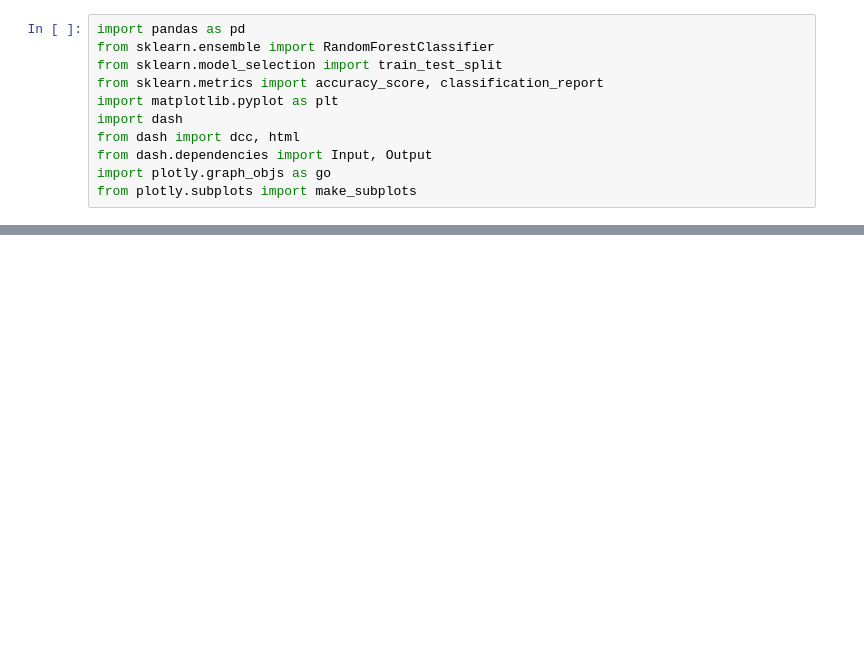
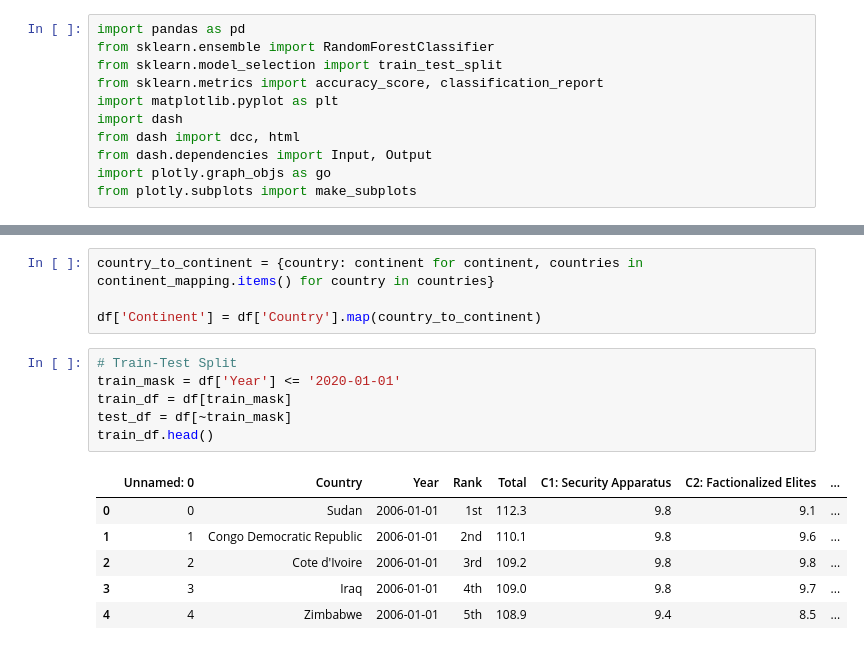
Before and after one commit to thhelen/-Predictive-Modeling-for-State-Fragility-Assessment, a Jupyter notebook: time_series_classification.ipynb, the cells around one changed output, grey strips where cells are left out. Cells and saved outputs as stored; diff of their text form; blank space fills up the shorter version.

```diff
--- a/time_series_classification.ipynb
+++ b/time_series_classification.ipynb
@@ -30,3 +88,20 @@ train_df
+# %%
+country_to_continent = {country: continent for continent, countries in continent_mapping.items() for country in countries}
+
+df['Continent'] = df['Country'].map(country_to_continent)
+# %%
+# Train-Test Split
+train_mask = df['Year'] <= '2020-01-01'
+train_df = df[train_mask]
+test_df = df[~train_mask]
+train_df.head()
+# %% [output]
+|  | Unnamed: 0 | Country | Year | Rank | Total | C1: Security Apparatus | C2: Factionalized Elites | ... |
+| 0 | 0 | Sudan | 2006-01-01 | 1st | 112.3 | 9.8 | 9.1 | ... |
+| 1 | 1 | Congo Democratic Republic | 2006-01-01 | 2nd | 110.1 | 9.8 | 9.6 | ... |
+| 2 | 2 | Cote d'Ivoire | 2006-01-01 | 3rd | 109.2 | 9.8 | 9.8 | ... |
+| 3 | 3 | Iraq | 2006-01-01 | 4th | 109.0 | 9.8 | 9.7 | ... |
+| 4 | 4 | Zimbabwe | 2006-01-01 | 5th | 108.9 | 9.4 | 8.5 | ... |
 # %%
 # Model Training
 X_train, y_train = train_df[features], train_df[label]
```
Also changed, not shown: parts of 6 cells of this notebook.
